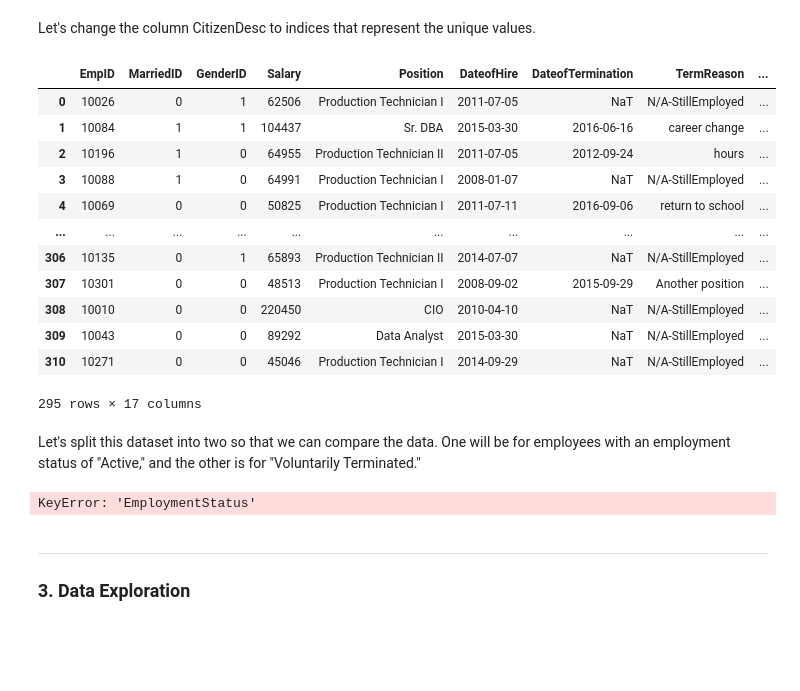
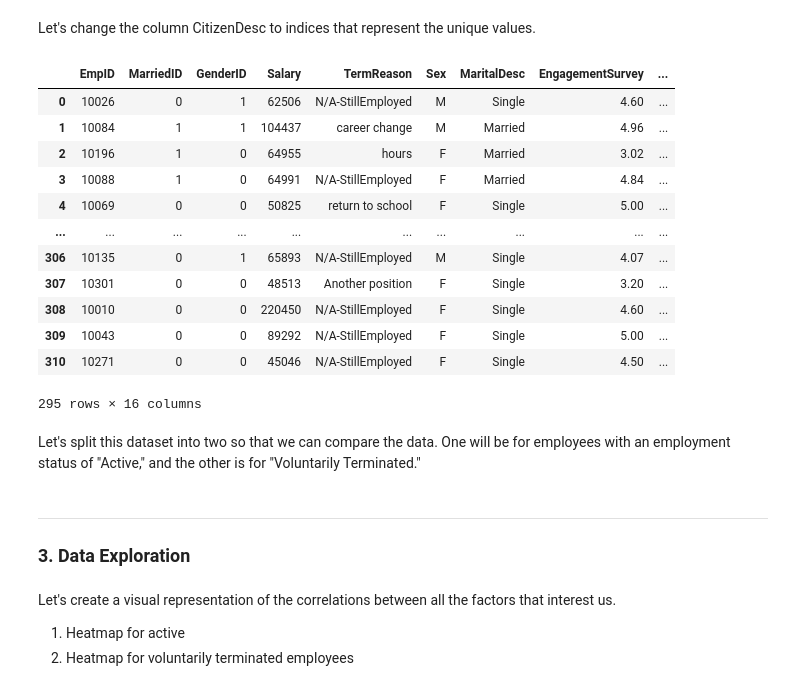
Before and after one commit to akazachk-teaching/Project-Group-5, a Jupyter notebook: project-code.ipynb, the cells around one changed output. Cells and saved outputs as stored; diff of their text form; code cells hidden in the pictures; blank space fills up the shorter version.

```diff
--- a/project-code.ipynb
+++ b/project-code.ipynb
@@ -52,6 +53,6 @@ df
 # %%
 #Only keeping relevant columns
 
-df = df[['EmpID','MarriedID', 'GenderID', 'Salary', 'Position', 'DOB', 'CitizenDesc', 'RaceDesc', 'DateofHire', 'DateofTermination', 'TermReason', 'EmploymentStatus', 'PerformanceScore', 'EngagementSurvey', 'EmpSatisfaction', 'Absences']]
+df = df[['EmpID','MarriedID', 'GenderID', 'Salary', 'DOB', 'CitizenDesc', 'RaceDesc', 'DateofHire', 'DateofTermination', 'TermReason', 'Sex', 'MaritalDesc', 'EmploymentStatus', 'PerformanceScore', 'EngagementSurvey', 'EmpSatisfaction', 'Absences']]
 df
 # %% [output]
@@ -109,0 +113,4 @@ See the caveats in the documentation: https://pandas.pydata.org/pandas-docs/stab
+# %%
+# Replace values in MaritalDesc column
+df["MaritalDesc"].replace({"Divorced": "Single", "Widowed": "Single", "Separated": "Married"}, inplace=True)
+df['MaritalDesc'].unique()
@@ -133,5 +142,7 @@ def calculate_length_of_employment(row):
 
 df['LengthofEmployment'] = df.apply(calculate_length_of_employment, axis=1)
 
+#get rid of the columns
+df = df.drop(columns=['DateofHire', 'DateofTermination'])
 df
 # %% [output]
@@ -151,53 +162,56 @@ df
 # %% [markdown]
 Let's change the column CitizenDesc to indices that represent the unique values.
+# %%
+df_int = df
+
+df = df.drop(['MarriedID', 'GenderID'], axis=1)
 # %%
 #Assign citizen description an integer value
-citizen_to_int = {'US Citizen':0,'Eligible NonCitizen':1,'Non-Citizen':2}
-df['Citizen_int'] = df['CitizenDesc'].map(citizen_to_int)
-df = df.drop('CitizenDesc',axis=1)
+citizen_to_int = {'US Citizen':2,'Eligible NonCitizen':1,'Non-Citizen':0}
+df_int['Citizen_int'] = df_int['CitizenDesc'].map(citizen_to_int)
+df_int = df_int.drop('CitizenDesc',axis=1)
 
 #Assign performance score an integer value
 score_to_int = {'PIP': 1, 'Needs Improvement': 2, 'Fully Meets':3,'Exceeds':4}
-df['PerformanceScore_Int'] = df['PerformanceScore'].map(score_to_int)
-df = df.drop('PerformanceScore',axis=1)
+df_int['PerformanceScore_Int'] = df_int['PerformanceScore'].map(score_to_int)
+df_int = df_int.drop('PerformanceScore',axis=1)
 
 #Assign races an integer value
-race_to_int = {'White':1,'Black or African American':2,'Asian':3,'Two or more races':4}
-df['RaceDesc_Int'] = df['RaceDesc'].map(race_to_int)
-df = df.drop('RaceDesc',axis=1)
+race_to_int = {'American Indian or Alaska Native': 1, 'Asian':2, 'Black or African American':3, 'Hispanic':4, 'Two or more races':5, 'White':6}
+df_int['RaceDesc_Int'] = df_int['RaceDesc'].map(race_to_int)
+df_int = df_int.drop('RaceDesc',axis=1)
 
 #Assign employment status an integer value
-EmpStat_int = {'Active':0,'Voluntarily Terminated':1}
-df['EmpStatus_Int'] = df['EmploymentStatus'].map(EmpStat_int)
-df = df.drop('EmploymentStatus',axis=1)
-
-df
+EmpStat_int = {'Active':1,'Voluntarily Terminated':0}
+df_int['EmpStatus_Int'] = df_int['EmploymentStatus'].map(EmpStat_int)
+df_int = df_int.drop('EmploymentStatus', axis=1)
+df_int
 # %% [output]
-|  | EmpID | MarriedID | GenderID | Salary | Position | DateofHire | DateofTermination | TermReason | ... |
-| 0 | 10026 | 0 | 1 | 62506 | Production Technician I | 2011-07-05 | NaT | N/A-StillEmployed | ... |
-| 1 | 10084 | 1 | 1 | 104437 | Sr. DBA | 2015-03-30 | 2016-06-16 | career change | ... |
-| 2 | 10196 | 1 | 0 | 64955 | Production Technician II | 2011-07-05 | 2012-09-24 | hours | ... |
-| 3 | 10088 | 1 | 0 | 64991 | Production Technician I | 2008-01-07 | NaT | N/A-StillEmployed | ... |
-| 4 | 10069 | 0 | 0 | 50825 | Production Technician I | 2011-07-11 | 2016-09-06 | return to school | ... |
+|  | EmpID | MarriedID | GenderID | Salary | TermReason | Sex | MaritalDesc | EngagementSurvey | ... |
+| 0 | 10026 | 0 | 1 | 62506 | N/A-StillEmployed | M | Single | 4.60 | ... |
+| 1 | 10084 | 1 | 1 | 104437 | career change | M | Married | 4.96 | ... |
+| 2 | 10196 | 1 | 0 | 64955 | hours | F | Married | 3.02 | ... |
+| 3 | 10088 | 1 | 0 | 64991 | N/A-StillEmployed | F | Married | 4.84 | ... |
+| 4 | 10069 | 0 | 0 | 50825 | return to school | F | Single | 5.00 | ... |
 | ... | ... | ... | ... | ... | ... | ... | ... | ... | ... |
-| 306 | 10135 | 0 | 1 | 65893 | Production Technician II | 2014-07-07 | NaT | N/A-StillEmployed | ... |
-| 307 | 10301 | 0 | 0 | 48513 | Production Technician I | 2008-09-02 | 2015-09-29 | Another position | ... |
-| 308 | 10010 | 0 | 0 | 220450 | CIO | 2010-04-10 | NaT | N/A-StillEmployed | ... |
-| 309 | 10043 | 0 | 0 | 89292 | Data Analyst | 2015-03-30 | NaT | N/A-StillEmployed | ... |
-| 310 | 10271 | 0 | 0 | 45046 | Production Technician I | 2014-09-29 | NaT | N/A-StillEmployed | ... |
+| 306 | 10135 | 0 | 1 | 65893 | N/A-StillEmployed | M | Single | 4.07 | ... |
+| 307 | 10301 | 0 | 0 | 48513 | Another position | F | Single | 3.20 | ... |
+| 308 | 10010 | 0 | 0 | 220450 | N/A-StillEmployed | F | Single | 4.60 | ... |
+| 309 | 10043 | 0 | 0 | 89292 | N/A-StillEmployed | F | Single | 5.00 | ... |
+| 310 | 10271 | 0 | 0 | 45046 | N/A-StillEmployed | F | Single | 4.50 | ... |
-295 rows × 17 columns
+295 rows × 16 columns
 # %% [markdown]
 Let's split this dataset into two so that we can compare the data. One will be for employees with an employment status of "Active," and the other is for "Voluntarily Terminated."
 # %%
 # Create a subdataset for active employees
 active_df = df.loc[df['EmploymentStatus'] == 'Active']
 active_df = active_df.drop(['EmploymentStatus', 'TermReason'], axis=1)
+active_df_int = df_int.loc[df_int['EmpStatus_Int'] == 1]
 
 # Create a subdataset for employees who quit
-terminated_df = df.loc[df['EmploymentStatus'].isin(['Voluntarily Terminated'])]
+terminated_df = df.loc[df['EmploymentStatus'] == 'Voluntarily Terminated']
 terminated_df = terminated_df.drop('EmploymentStatus', axis=1)
+terminated_df_int = df_int.loc[df_int['EmpStatus_Int'] == 0]
-# %% [output]
-KeyError: 'EmploymentStatus'
 # %% [markdown]
 ---
 ### 3. Data Exploration
@@ -209 +218,5 @@ KeyError: 'EmploymentStatus'
+# %% [markdown]
+Let's create a visual representation of the correlations between all the factors that interest us.
+1. Heatmap for active
+2. Heatmap for voluntarily terminated employees
 # %%
```
Also changed, not shown: parts of 22 cells of this notebook, 16 other files.
